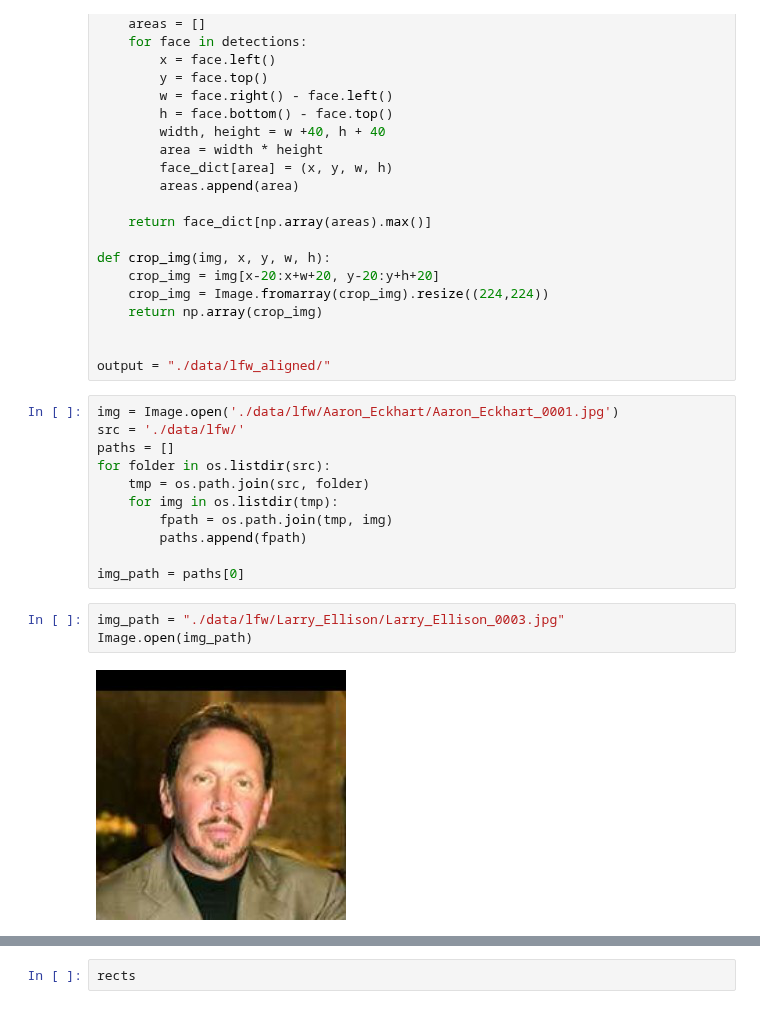
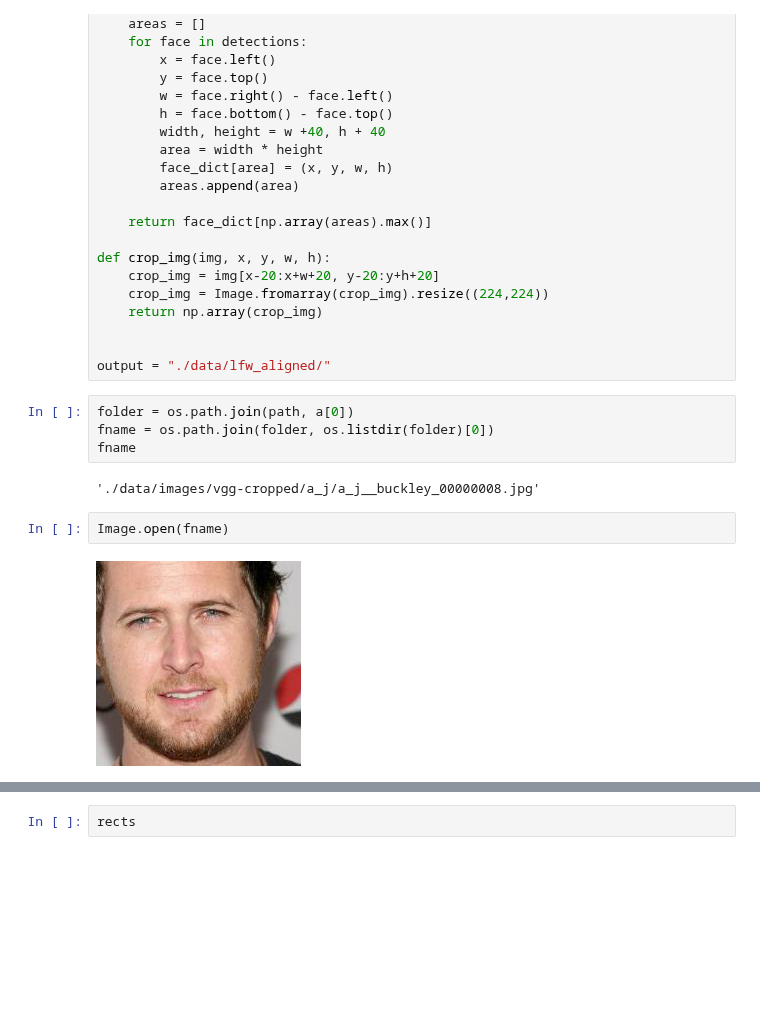
Before and after one commit to Neihtq/fasecure, a Jupyter notebook: self_cropping.ipynb, the cells around one changed output, grey strips where cells are left out. Cells and saved outputs as stored; diff of their text form; blank space fills up the shorter version.

```diff
--- a/self_cropping.ipynb
+++ b/self_cropping.ipynb
@@ -45,20 +45,14 @@ def crop_img(img, x, y, w, h):
 
 
 output = "./data/lfw_aligned/"
-# %%
-img = Image.open('./data/lfw/Aaron_Eckhart/Aaron_Eckhart_0001.jpg')
-src = './data/lfw/'
-paths = []
-for folder in os.listdir(src):
-    tmp = os.path.join(src, folder)
-    for img in os.listdir(tmp):
-        fpath = os.path.join(tmp, img)
-        paths.append(fpath)
-
-img_path = paths[0]
-# %%
-img_path = "./data/lfw/Larry_Ellison/Larry_Ellison_0003.jpg"
-Image.open(img_path)
-# %% [output]
-[figure, removed]
+# %%
+folder = os.path.join(path, a[0])
+fname = os.path.join(folder, os.listdir(folder)[0])
+fname
+# %% [output]
+'./data/images/vgg-cropped/a_j/a_j__buckley_00000008.jpg'
+# %%
+Image.open(fname)
+# %% [output]
+[figure, added]
 # %%
```
Also changed, not shown: parts of 6 cells of this notebook, 1 other file.
